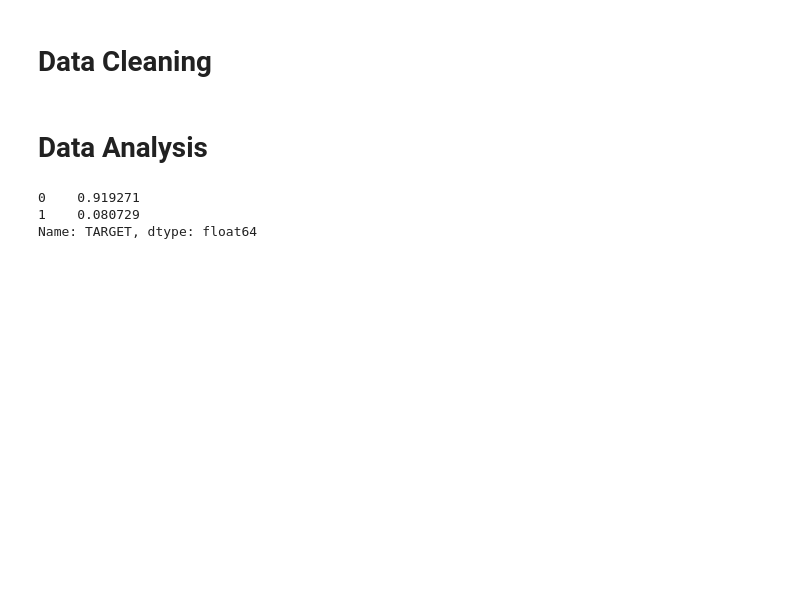
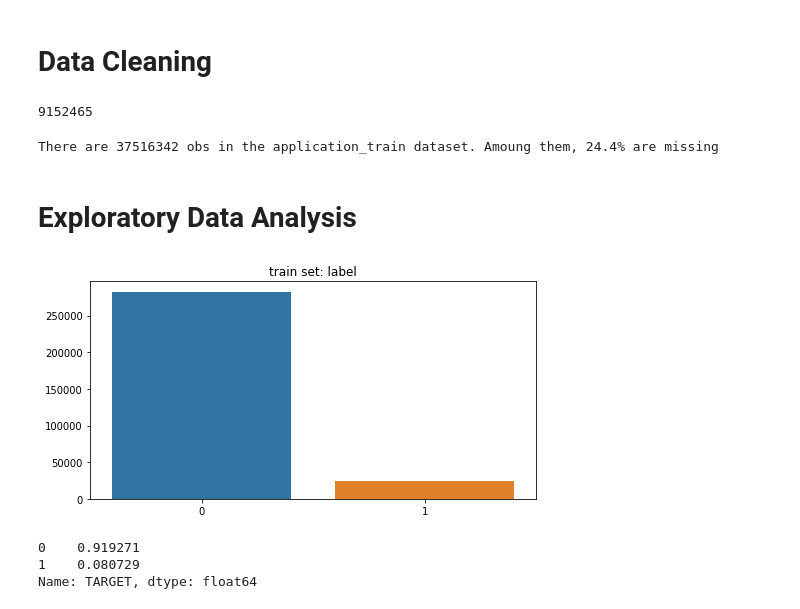
Before and after one commit to reneeyueminniu/Home_Credit_Analysis, a Jupyter notebook: Home_credit.ipynb, the cells around one changed output. Drawn from its saved outputs; the diff is of its cells as text; code cells hidden in the pictures; blank space fills up the shorter version.

```diff
--- a/Home_credit.ipynb
+++ b/Home_credit.ipynb
@@ -17,8 +17,33 @@ application_train.head()
 5 rows × 122 columns
 # %% [markdown]
 # Data Cleaning
+# %%
+missing_num=application_train.isnull().sum().sum()
+missing_num
+# %% [output]
+9152465
+# %%
+row_num=application_train.shape[0]
+column_num=application_train.shape[1]
+obs_num=row_num*column_num
+missing_num=float(application_train.isnull().sum().sum())
+print("There are {0} obs in the application_train dataset. Amoung them, {1}% are missing".format(obs_num,round(missing_num/obs_num,3)*100))
+# %% [output]
+There are 37516342 obs in the application_train dataset. Amoung them, 24.4% are missing
 # %% [markdown]
-# Data Analysis
+# Exploratory Data Analysis
+# %%
+def plot_categorical(data, col, size=[12 ,7], xlabel_angle=0, title=''):
+    plotdata = data[col].value_counts()
+    plt.figure(figsize = size)
+    sns.barplot(x = plotdata.index, y=plotdata.values)
+    plt.title(title)
+    if xlabel_angle!=0:
+        plt.xticks(rotation=xlabel_angle)
+    plt.show()
+plot_categorical(data=application_train, col='TARGET', size=[8 ,4], xlabel_angle=0, title='train set: label')
+# %% [output]
+[figure, added]
 # %%
 application_train.TARGET.value_counts(normalize=True)
 # %% [output]
```
Also changed, not shown: parts of 27 cells of this notebook.
